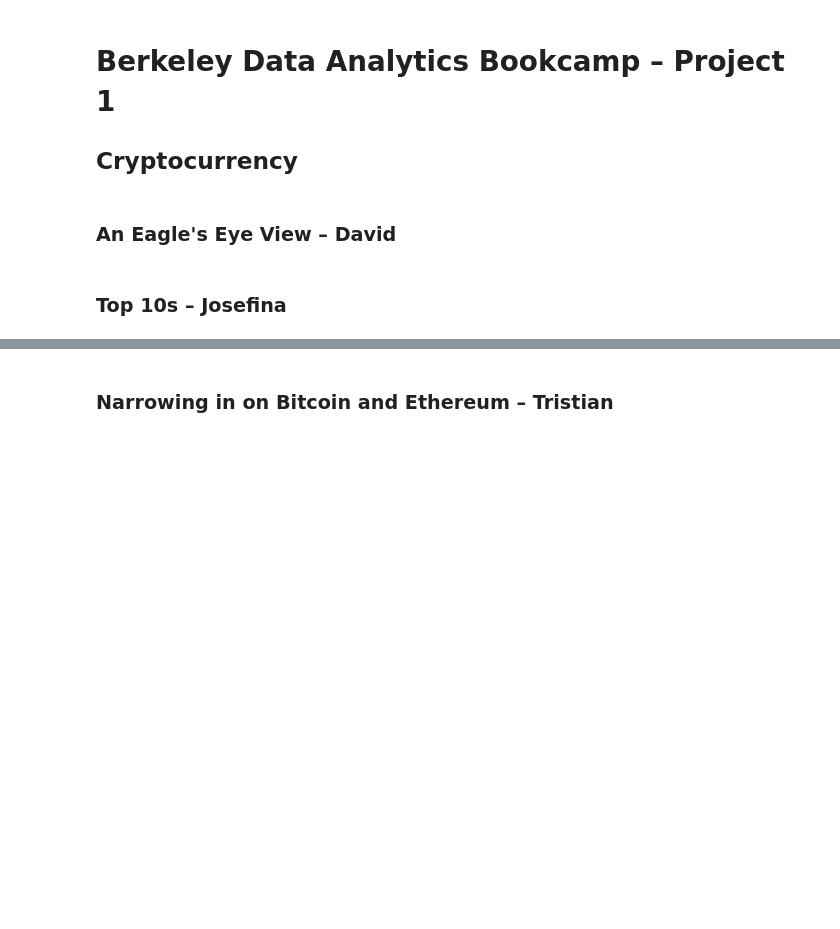
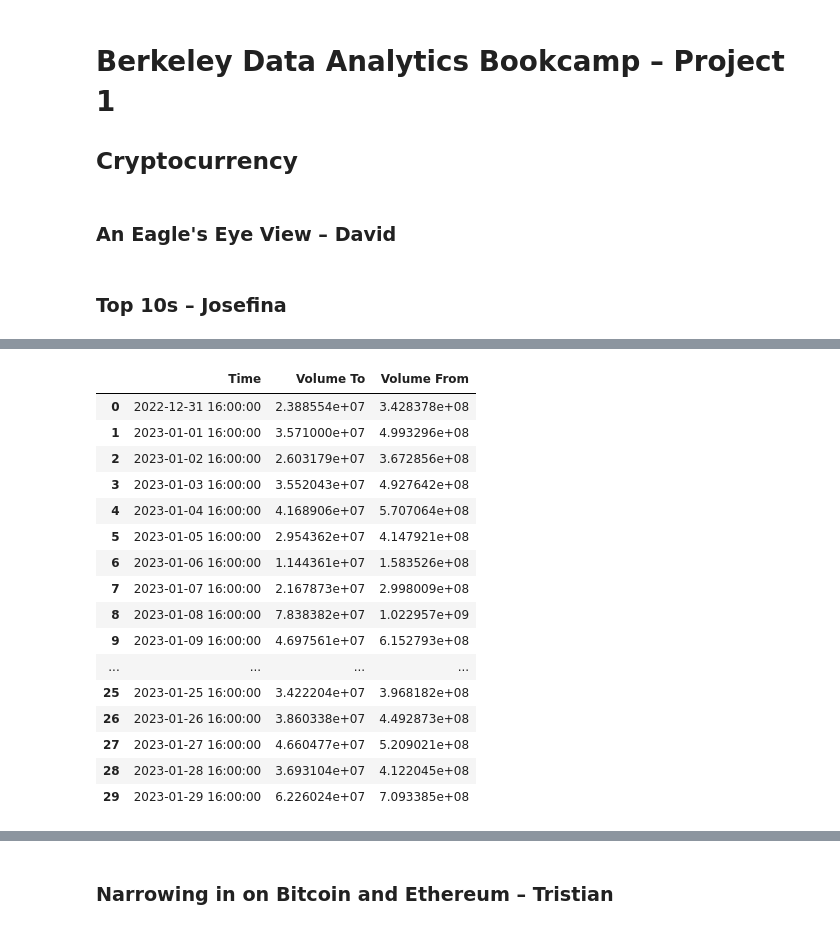
Before and after one commit to JosefinadeSolminihac/project_1, a Jupyter notebook: Presentation Notebook.ipynb, the cells around one changed output, grey strips where cells are left out. Saved outputs shown, nothing was run; the diff lists cells and outputs as text; code cells hidden in the pictures; blank space fills up the shorter version.

```diff
--- a/Presentation Notebook.ipynb
+++ b/Presentation Notebook.ipynb
@@ -135,0 +163,24 @@ plt.show
+# %%
+#Format the columns
+doge_df1["Time"] = pd.to_datetime(doge_df1["Time"],format=("MM-DD-YYYY"))
+#doge_df1["Volume To"] = doge_df1["Volume To"].map("{:,.2f}".format)
+#doge_df1["Volume From"] = doge_df1["Volume From"].map("{:,.2f}".format)
+doge_df1
+# %% [output]
+|  | Time | Volume To | Volume From |
+| 0 | 2022-12-31 16:00:00 | 2.388554e+07 | 3.428378e+08 |
+| 1 | 2023-01-01 16:00:00 | 3.571000e+07 | 4.993296e+08 |
+| 2 | 2023-01-02 16:00:00 | 2.603179e+07 | 3.672856e+08 |
+| 3 | 2023-01-03 16:00:00 | 3.552043e+07 | 4.927642e+08 |
+| 4 | 2023-01-04 16:00:00 | 4.168906e+07 | 5.707064e+08 |
+| 5 | 2023-01-05 16:00:00 | 2.954362e+07 | 4.147921e+08 |
+| 6 | 2023-01-06 16:00:00 | 1.144361e+07 | 1.583526e+08 |
+| 7 | 2023-01-07 16:00:00 | 2.167873e+07 | 2.998009e+08 |
+| 8 | 2023-01-08 16:00:00 | 7.838382e+07 | 1.022957e+09 |
+| 9 | 2023-01-09 16:00:00 | 4.697561e+07 | 6.152793e+08 |
+| ... | ... | ... | ... |
+| 25 | 2023-01-25 16:00:00 | 3.422204e+07 | 3.968182e+08 |
+| 26 | 2023-01-26 16:00:00 | 3.860338e+07 | 4.492873e+08 |
+| 27 | 2023-01-27 16:00:00 | 4.660477e+07 | 5.209021e+08 |
+| 28 | 2023-01-28 16:00:00 | 3.693104e+07 | 4.122045e+08 |
+| 29 | 2023-01-29 16:00:00 | 6.226024e+07 | 7.093385e+08 |
```
Also changed, not shown: parts of 10 cells of this notebook, 2 other files.
